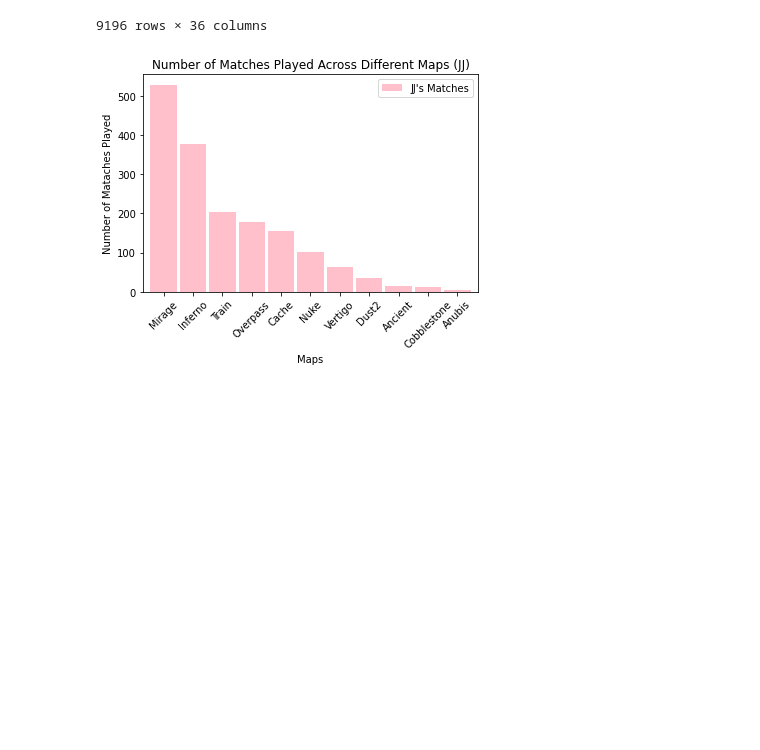
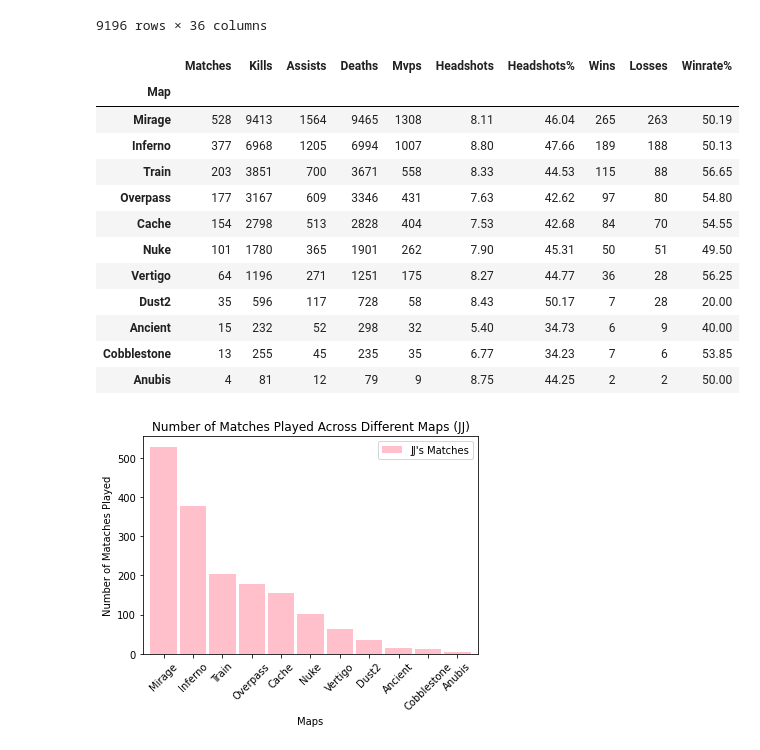
Before and after one commit to jasonhsu8/Faceit_Data_Collection, a Jupyter notebook: JJ Notebooks/DataVisualisation.ipynb, the cells around one changed output. Cells and saved outputs as stored; diff of their text form; code cells hidden in the pictures; blank space fills up the shorter version.

```diff
--- a/JJ Notebooks/DataVisualisation.ipynb
+++ b/JJ Notebooks/DataVisualisation.ipynb
@@ -331,3 +332,19 @@ Maps_Stats_df_liam.sort_values(by="Matches", ascending=False, inplace=True)
+# %%
+Maps_Stats_df_jj
+# %% [output]
+|  | Matches | Kills | Assists | Deaths | Mvps | Headshots | Headshots% | Wins | Losses | Winrate% |
+| Map |  |  |  |  |  |  |  |  |  |  |
+| Mirage | 528 | 9413 | 1564 | 9465 | 1308 | 8.11 | 46.04 | 265 | 263 | 50.19 |
+| Inferno | 377 | 6968 | 1205 | 6994 | 1007 | 8.80 | 47.66 | 189 | 188 | 50.13 |
+| Train | 203 | 3851 | 700 | 3671 | 558 | 8.33 | 44.53 | 115 | 88 | 56.65 |
+| Overpass | 177 | 3167 | 609 | 3346 | 431 | 7.63 | 42.62 | 97 | 80 | 54.80 |
+| Cache | 154 | 2798 | 513 | 2828 | 404 | 7.53 | 42.68 | 84 | 70 | 54.55 |
+| Nuke | 101 | 1780 | 365 | 1901 | 262 | 7.90 | 45.31 | 50 | 51 | 49.50 |
+| Vertigo | 64 | 1196 | 271 | 1251 | 175 | 8.27 | 44.77 | 36 | 28 | 56.25 |
+| Dust2 | 35 | 596 | 117 | 728 | 58 | 8.43 | 50.17 | 7 | 28 | 20.00 |
+| Ancient | 15 | 232 | 52 | 298 | 32 | 5.40 | 34.73 | 6 | 9 | 40.00 |
+| Cobblestone | 13 | 255 | 45 | 235 | 35 | 6.77 | 34.23 | 7 | 6 | 53.85 |
+| Anubis | 4 | 81 | 12 | 79 | 9 | 8.75 | 44.25 | 2 | 2 | 50.00 |
 # %%
 #Maps_Stats_df_josh
 # %%
```
Also changed, not shown: parts of 5 cells of this notebook.
